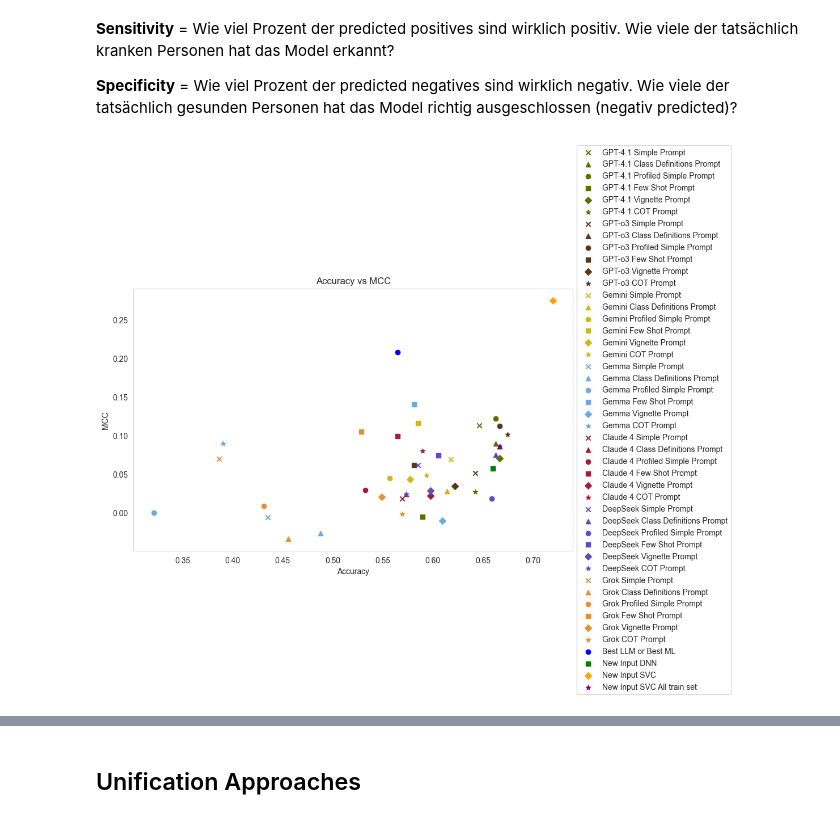
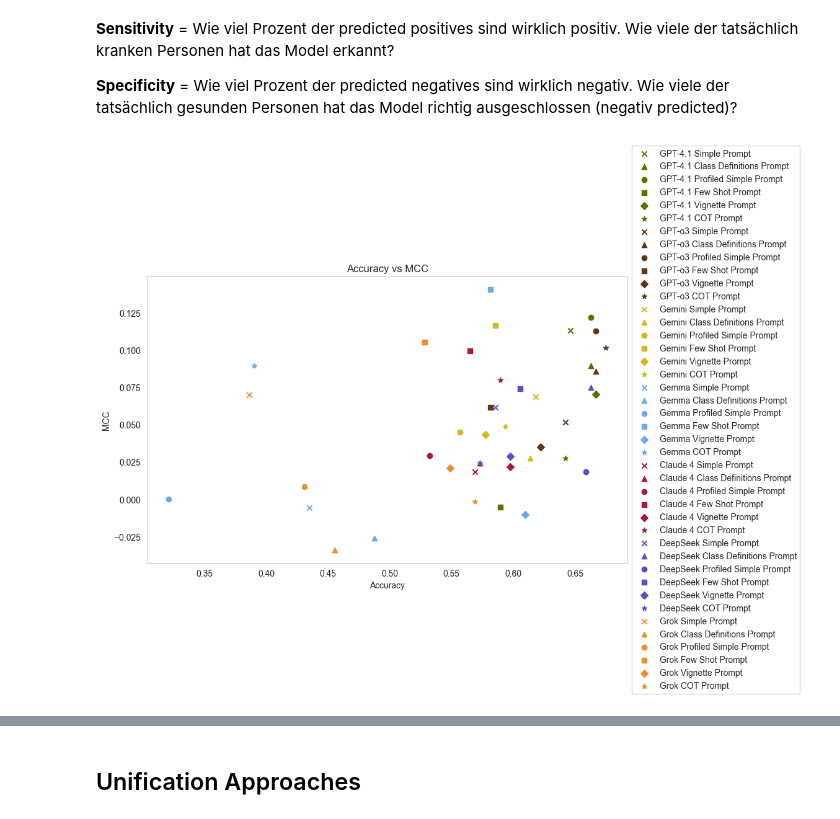
Before and after one commit to kimmizi/master_thesis, a Jupyter notebook: exp/05_Evaluation_Performance.ipynb, the cells around one changed output, grey strips where cells are left out. Drawn from its saved outputs; the diff is of its cells as text; code cells hidden in the pictures.

Commit message:
Visualizations

```diff
--- a/exp/05_Evaluation_Performance.ipynb
+++ b/exp/05_Evaluation_Performance.ipynb
@@ -430,7 +424,6 @@ plt.scatter(metrics_GPT_few_shot_prompt["accuracy"], metrics_GPT_few_shot_prompt
 plt.scatter(metrics_GPT_vignette_prompt["accuracy"], metrics_GPT_vignette_prompt["mcc"], label = "GPT-4.1 Vignette Prompt", color = hex_colors[9], marker = "D")
 plt.scatter(metrics_GPT_cot_prompt["accuracy"], metrics_GPT_cot_prompt["mcc"], label = "GPT-4.1 COT Prompt", color = hex_colors[9], marker = "*")
 
-# plt.scatter(metrics_GPT_o3_simple_prompt_nothinking["accuracy"], metrics_GPT_o3_simple_prompt_nothinking["mcc"], label = "GPT-o3 Simple Prompt NO THINK", color = hex_colors[11], marker = "x")
 plt.scatter(metrics_GPT_o3_simple_prompt["accuracy"], metrics_GPT_o3_simple_prompt["mcc"], label = "GPT-o3 Simple Prompt", color = hex_colors[11], marker = "x")
 plt.scatter(metrics_GPT_o3_class_definitions_prompt["accuracy"], metrics_GPT_o3_class_definitions_prompt["mcc"], label = "GPT-o3 Class Definitions Prompt", color = hex_colors[11], marker = "^")
 plt.scatter(metrics_GPT_o3_profiled_simple_prompt["accuracy"], metrics_GPT_o3_profiled_simple_prompt["mcc"], label = "GPT-o3 Profiled Simple Prompt", color = hex_colors[11], marker = "o")
@@ -458,45 +451,46 @@ plt.scatter(metrics_Claude_4_profiled_simple_prompt["accuracy"], metrics_Claude_
 plt.scatter(metrics_Claude_4_few_shot_prompt["accuracy"], metrics_Claude_4_few_shot_prompt["mcc"], label = "Claude 4 Few Shot Prompt", color = hex_colors[0], marker = "s")
 plt.scatter(metrics_Claude_4_vignette_prompt["accuracy"], metrics_Claude_4_vignette_prompt["mcc"], label = "Claude 4 Vignette Prompt", color = hex_colors[0], marker = "D")
 plt.scatter(metrics_Claude_4_cot_prompt["accuracy"], metrics_Claude_4_cot_prompt["mcc"], label = "Claude 4 COT Prompt", color = hex_colors[0], marker = "*")
-# plt.scatter(metrics_Claude_37_simple_prompt["accuracy"], metrics_Claude_37_simple_prompt["mcc"], label = "Claude 3.7 Simple Prompt", color = hex_colors[0], marker = ".")
-# plt.scatter(metrics_Claude_37_class_def_prompt["accuracy"], metrics_Claude_37_class_def_prompt["mcc"], label = "Claude 3.7 Class Definitions Prompt", color = hex_colors[0], marker = "^")
 
 plt.scatter(metrics_DeepSeek_simple_prompt["accuracy"], metrics_DeepSeek_simple_prompt["mcc"], label = "DeepSeek Simple Prompt", color = hex_colors[13], marker = "x")
 plt.scatter(metrics_DeepSeek_class_def_prompt["accuracy"], metrics_DeepSeek_class_def_prompt["mcc"], label = "DeepSeek Class Definitions Prompt", color = hex_colors[13], marker = "^")
 plt.scatter(metrics_DeepSeek_profiled_simple_prompt["accuracy"], metrics_DeepSeek_profiled_simple_prompt["mcc"], label = "DeepSeek Profiled Simple Prompt", color = hex_colors[13], marker = "o")
 plt.scatter(metrics_DeepSeek_few_shot_prompt["accuracy"], metrics_DeepSeek_few_shot_prompt["mcc"], label = "DeepSeek Few Shot Prompt", color = hex_colors[13], marker = "s")
 plt.scatter(metrics_DeepSeek_vignette_prompt["accuracy"], metrics_DeepSeek_vignette_prompt["mcc"], label = "DeepSeek Vignette Prompt", color = hex_colors[13], marker = "D")
 plt.scatter(metrics_DeepSeek_cot_prompt["accuracy"], metrics_DeepSeek_cot_prompt["mcc"], label = "DeepSeek COT Prompt", color = hex_colors[13], marker = "*")
 
 plt.scatter(metrics_Grok_simple_prompt["accuracy"], metrics_Grok_simple_prompt["mcc"], label = "Grok Simple Prompt", color = hex_colors[4], marker = "x")
 plt.scatter(metrics_Grok_class_def_prompt["accuracy"], metrics_Grok_class_def_prompt["mcc"], label = "Grok Class Definitions Prompt", color = hex_colors[4], marker = "^")
 plt.scatter(metrics_Grok_profiled_simple_prompt["accuracy"], metrics_Grok_profiled_simple_prompt["mcc"], label = "Grok Profiled Simple Prompt", color = hex_colors[4], marker = "o")
 plt.scatter(metrics_Grok_few_shot_prompt["accuracy"], metrics_Grok_few_shot_prompt["mcc"], label = "Grok Few Shot Prompt", color = hex_colors[4], marker = "s")
 plt.scatter(metrics_Grok_vignette_prompt["accuracy"], metrics_Grok_vignette_prompt["mcc"], label = "Grok Vignette Prompt", color = hex_colors[4], marker = "D")
 plt.scatter(metrics_Grok_cot_prompt["accuracy"], metrics_Grok_cot_prompt["mcc"], label = "Grok COT Prompt", color = hex_colors[4], marker = "*")
 
 # plt.scatter(metrics_pov_all_models["accuracy"], metrics_pov_all_models["mcc"], label = "POV All Models", color = "black", marker = "P")
 # plt.scatter(metrics_pov_ml_votes["accuracy"], metrics_pov_ml_votes["mcc"], label = "POV ML Votes", color = "black", marker = "X")
 # plt.scatter(metrics_pov_simple_votes["accuracy"], metrics_pov_simple_votes["mcc"], label = "POV Simple Votes", color = "black", marker = "x")
 # plt.scatter(metrics_pov_class_definitions_votes["accuracy"], metrics_pov_class_definitions_votes["mcc"], label = "POV Class Definitions Votes", color = "black", marker = "^")
 # plt.scatter(metrics_pov_profiled_simple_votes["accuracy"], metrics_pov_profiled_simple_votes["mcc"], label = "POV Profiled Simple Votes", color = "black", marker = "o")
 # plt.scatter(metrics_pov_few_shot_votes["accuracy"], metrics_pov_few_shot_votes["mcc"], label = "POV Few Shot Votes", color = "black", marker = "s")
 # plt.scatter(metrics_pov_vignette_votes["accuracy"], metrics_pov_vignette_votes["mcc"], label = "POV Vignette Votes", color = "black", marker = "D")
 # plt.scatter(metrics_pov_cot_votes["accuracy"], metrics_pov_cot_votes["mcc"], label = "POV COT Votes", color = "black", marker = "*")
 
-plt.scatter(metrics_best_LLM_or_best_ML["accuracy"], metrics_best_LLM_or_best_ML["mcc"], label = "Best LLM or Best ML", color = "blue", marker = "o")
-
-plt.scatter(metrics_new_input_dnn["accuracy"], metrics_new_input_dnn["mcc"], label = "New Input DNN", color = "green", marker = "s")
-plt.scatter(metrics_new_input_svc["accuracy"], metrics_new_input_svc["mcc"], label = "New Input SVC", color = "orange", marker = "D")
-plt.scatter(metrics_new_input_svc_2["accuracy"], metrics_new_input_svc_2["mcc"], label = "New Input SVC All train set", color = "purple", marker = "*")
+# plt.scatter(metrics_best_LLM_or_best_ML["accuracy"], metrics_best_LLM_or_best_ML["mcc"], label = "Best LLM or Best ML", color = "blue", marker = "o")
+#
+# plt.scatter(metrics_new_input_dnn["accuracy"], metrics_new_input_dnn["mcc"], label = "New Input DNN", color = "green", marker = "s")
+# plt.scatter(metrics_new_input_svc["accuracy"], metrics_new_input_svc["mcc"], label = "New Input SVC", color = "orange", marker = "D")
+# plt.scatter(metrics_new_input_svc_2["accuracy"], metrics_new_input_svc_2["mcc"], label = "New Input SVC All train set", color = "purple", marker = "*")
 
 plt.xlabel("Accuracy")
 plt.ylabel("MCC")
 plt.title("Accuracy vs MCC")
 plt.legend(loc = 'center left', bbox_to_anchor = (1, 0.5))
 plt.grid()
+
+# # save as png
+# plt.savefig("../doc/figs/accuracy_mcc_LLMs.png", dpi = 300, bbox_inches = "tight")
 # %% [output]
-[figure, old version]
+[figure, new version]
 # %%
 # plot sensitivity vs specificity for all simple prompts
 plt.figure(figsize = (10, 6))
```
Also changed, not shown: parts of 9 cells of this notebook, 5 other files.
